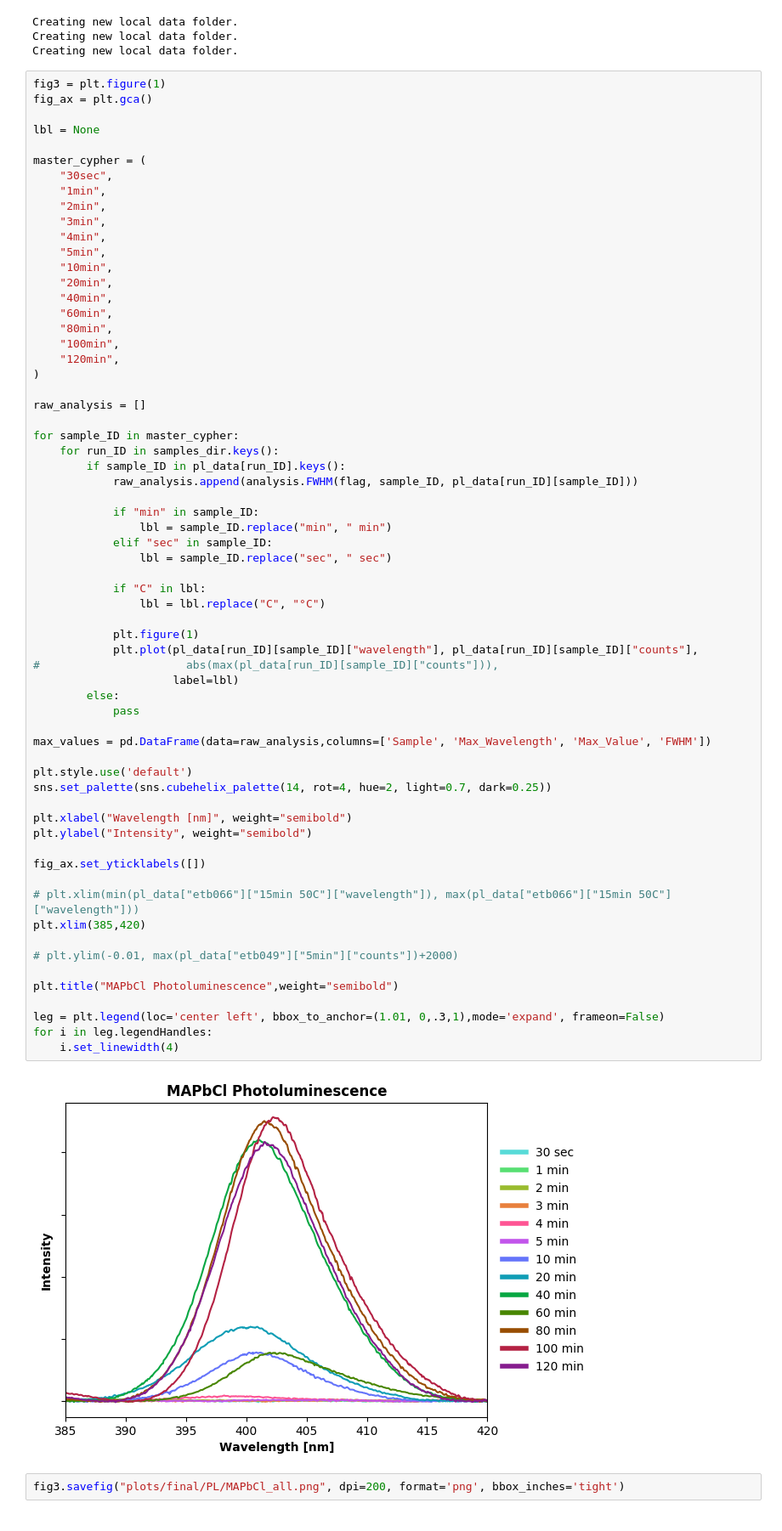
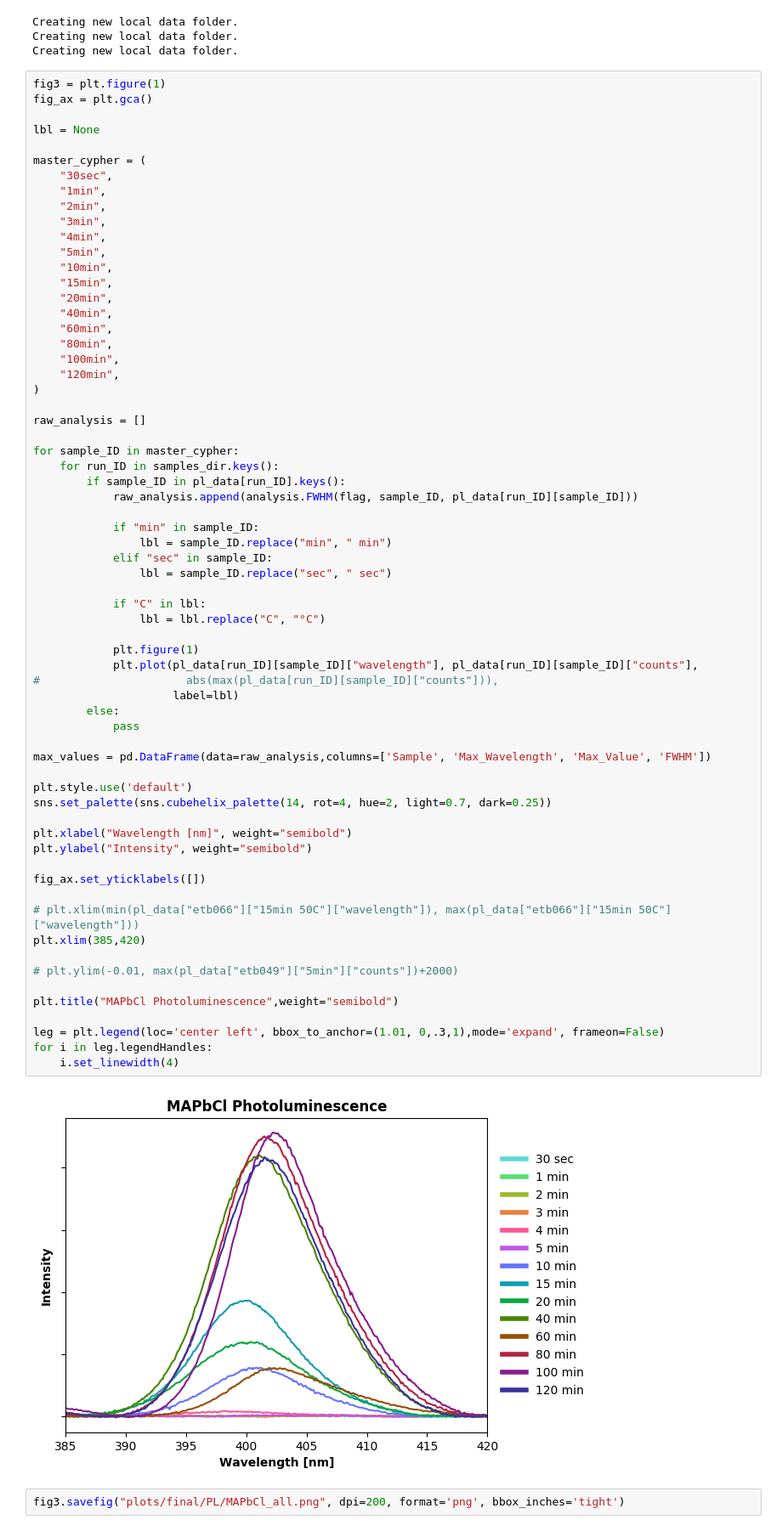
Before and after one commit to tomasbar/sciencetools_py, a Jupyter notebook: MAPbCl FF.ipynb, the cells around one changed output. Shown: that part at 85% size. Drawn from its saved outputs; the diff is of its cells as text.

Commit message:
FIXED: PL plots with no 15min, misnamed files

```diff
--- a/MAPbCl FF.ipynb
+++ b/MAPbCl FF.ipynb
@@ -210,6 +208,7 @@ master_cypher = (
     "4min",
     "5min",
     "10min",
+    "15min",
     "20min",
     "40min",
     "60min",
@@ -234,34 +233,34 @@ for sample_ID in master_cypher:
                 lbl = lbl.replace("C", "°C")
 
             plt.figure(1)
             plt.plot(pl_data[run_ID][sample_ID]["wavelength"], pl_data[run_ID][sample_ID]["counts"],
 #                      abs(max(pl_data[run_ID][sample_ID]["counts"])),
                      label=lbl)
         else:
             pass
 
 max_values = pd.DataFrame(data=raw_analysis,columns=['Sample', 'Max_Wavelength', 'Max_Value', 'FWHM'])
 
 plt.style.use('default')
 sns.set_palette(sns.cubehelix_palette(14, rot=4, hue=2, light=0.7, dark=0.25))
 
 plt.xlabel("Wavelength [nm]", weight="semibold")
 plt.ylabel("Intensity", weight="semibold")
 
 fig_ax.set_yticklabels([])
 
 # plt.xlim(min(pl_data["etb066"]["15min 50C"]["wavelength"]), max(pl_data["etb066"]["15min 50C"]["wavelength"]))
 plt.xlim(385,420)
 
 # plt.ylim(-0.01, max(pl_data["etb049"]["5min"]["counts"])+2000)
 
 plt.title("MAPbCl Photoluminescence",weight="semibold")
 
 leg = plt.legend(loc='center left', bbox_to_anchor=(1.01, 0,.3,1),mode='expand', frameon=False)
 for i in leg.legendHandles:
     i.set_linewidth(4)
 # %% [output]
-[figure, old version]
+[figure, new version]
 # %%
 fig3.savefig("plots/final/PL/MAPbCl_all.png", dpi=200, format='png', bbox_inches='tight')
 # %%
```
Also changed, not shown: parts of 2 cells of this notebook, 10 other files.
